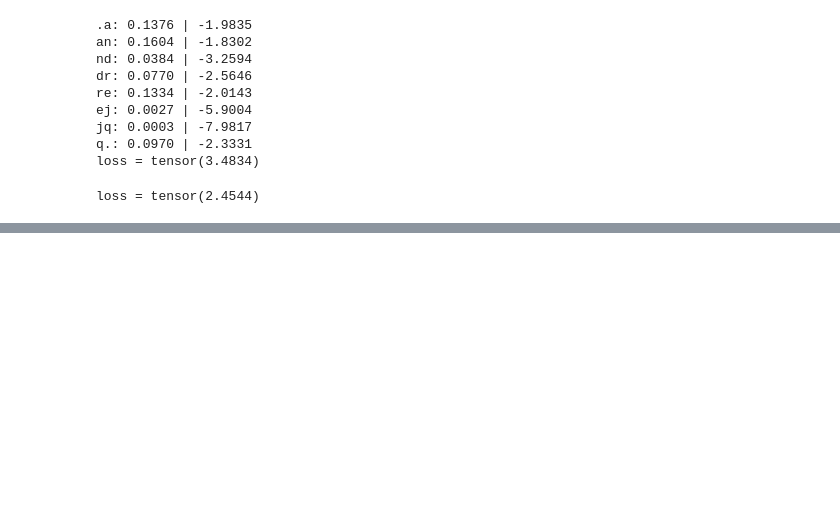
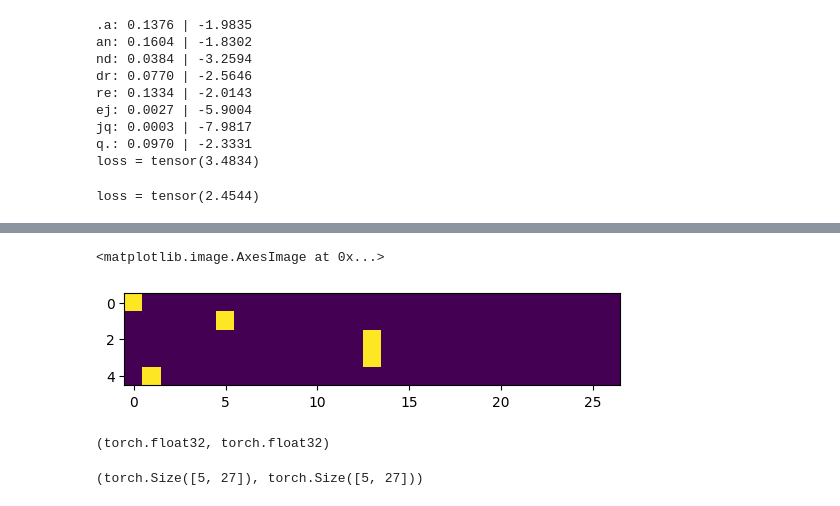
Before and after one commit to yash-meshram/neural-network, a Jupyter notebook: build_makemore_yay.ipynb, the cells around one changed output, grey strips where cells are left out. Drawn from its saved outputs; the diff is of its cells as text; code cells hidden in the pictures; blank space fills up the shorter version.

Commit message:
Bigram - using hardcoded and neural network

```diff
--- a/build_makemore_yay.ipynb
+++ b/build_makemore_yay.ipynb
@@ -829,0 +895,18 @@ loss = tensor(2.4544)
+# %%
+#  in neural network we want float not int
+
+xenc = F.one_hot(xs, num_classes=27).float()
+yenc = F.one_hot(ys, num_classes=27).float()
+# %%
+plt.imshow(xenc)
+# %% [output]
+<matplotlib.image.AxesImage at 0x...>
+[figure, added]
+# %%
+xenc.dtype, yenc.dtype
+# %% [output]
+(torch.float32, torch.float32)
+# %%
+xenc.shape, yenc.shape
+# %% [output]
+(torch.Size([5, 27]), torch.Size([5, 27]))
```
Also changed, not shown: parts of 48 cells of this notebook.
